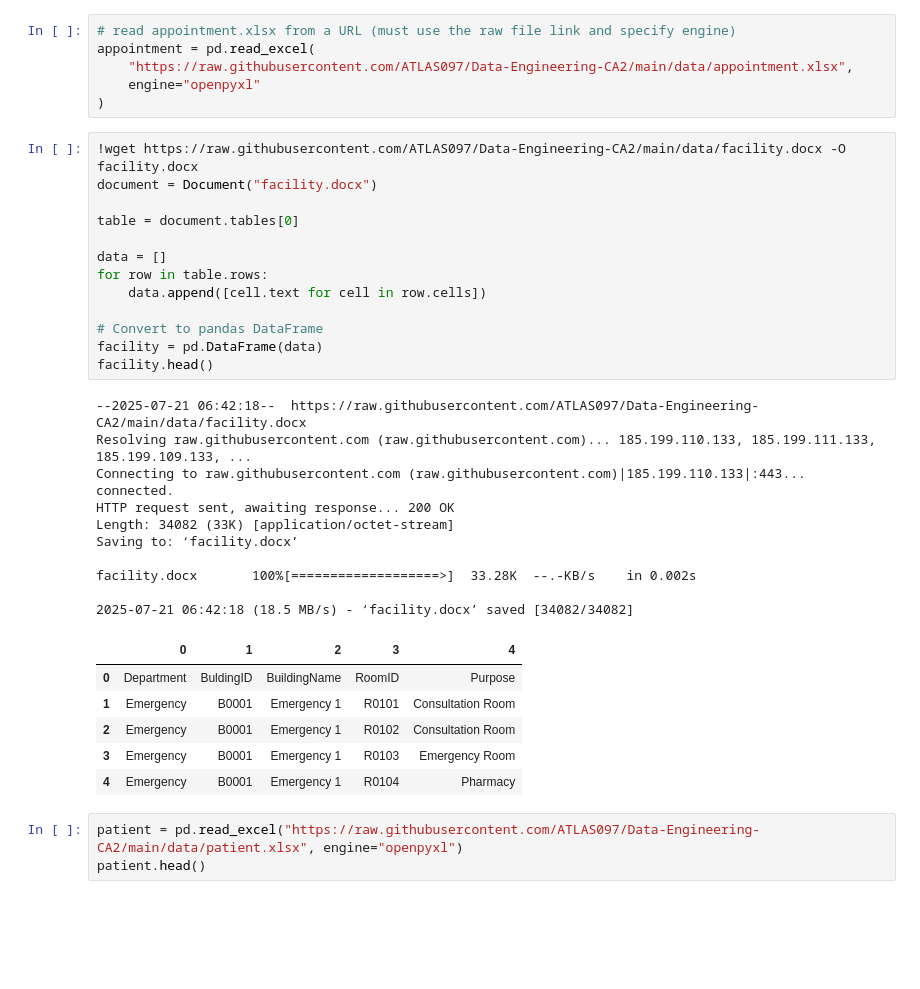
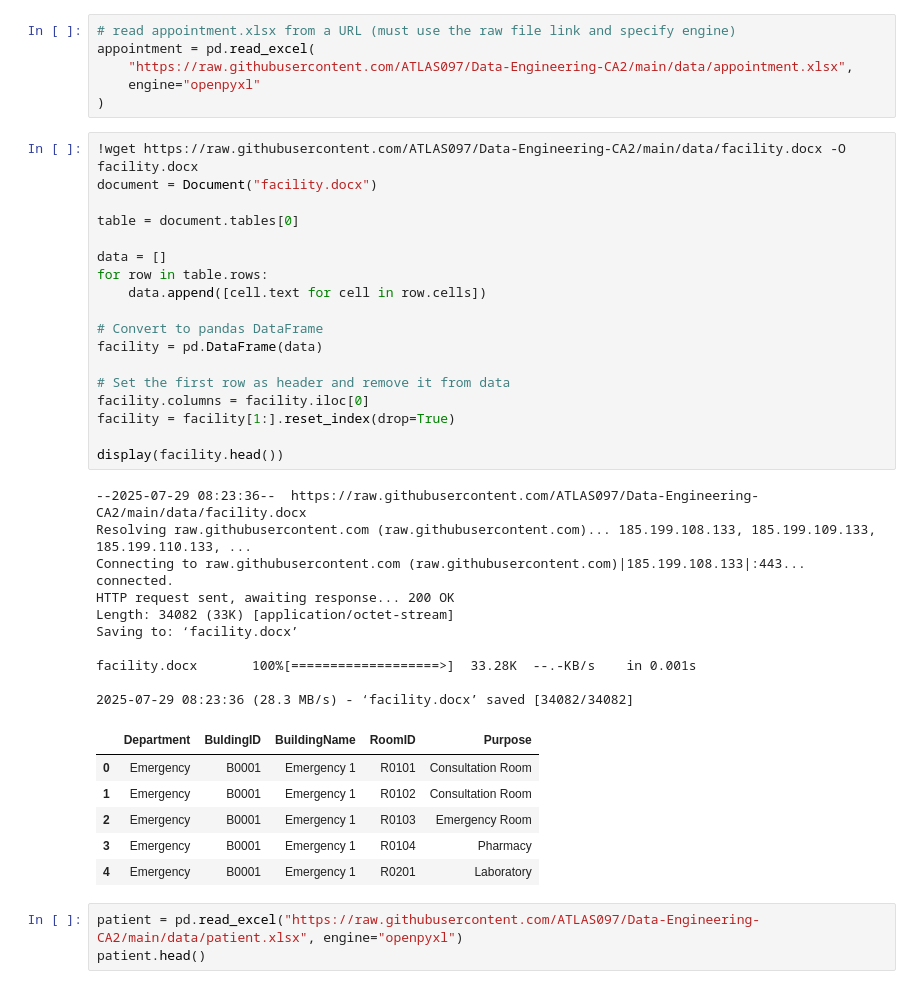
Before and after one commit to ATLAS097/Data-Engineering-CA2, a Jupyter notebook: data_cleaning.ipynb, the cells around one changed output. Drawn from its saved outputs; the diff is of its cells as text; blank space fills up the shorter version.

Commit message:
Data Analysis

```diff
--- a/data_cleaning.ipynb
+++ b/data_cleaning.ipynb
@@ -29,33 +35,38 @@ appointment = pd.read_excel(
 # %%
 !wget https://raw.githubusercontent.com/ATLAS097/Data-Engineering-CA2/main/data/facility.docx -O facility.docx
 document = Document("facility.docx")
 
 table = document.tables[0]
 
 data = []
 for row in table.rows:
     data.append([cell.text for cell in row.cells])
 
 # Convert to pandas DataFrame
 facility = pd.DataFrame(data)
-facility.head()
+
+# Set the first row as header and remove it from data
+facility.columns = facility.iloc[0]
+facility = facility[1:].reset_index(drop=True)
+
+display(facility.head())
 # %% [output]
---2025-07-21 06:42:18--  https://raw.githubusercontent.com/ATLAS097/Data-Engineering-CA2/main/data/facility.docx
-Resolving raw.githubusercontent.com (raw.githubusercontent.com)... 185.199.110.133, 185.199.111.133, 185.199.109.133, ...
-Connecting to raw.githubusercontent.com (raw.githubusercontent.com)|185.199.110.133|:443... connected.
+--2025-07-29 08:23:36--  https://raw.githubusercontent.com/ATLAS097/Data-Engineering-CA2/main/data/facility.docx
+Resolving raw.githubusercontent.com (raw.githubusercontent.com)... 185.199.108.133, 185.199.109.133, 185.199.110.133, ...
+Connecting to raw.githubusercontent.com (raw.githubusercontent.com)|185.199.108.133|:443... connected.
 HTTP request sent, awaiting response... 200 OK
 Length: 34082 (33K) [application/octet-stream]
 Saving to: ‘facility.docx’
 
-facility.docx       100%[===================>]  33.28K  --.-KB/s    in 0.002s
+facility.docx       100%[===================>]  33.28K  --.-KB/s    in 0.001s
 
-2025-07-21 06:42:18 (18.5 MB/s) - ‘facility.docx’ saved [34082/34082]
+2025-07-29 08:23:36 (28.3 MB/s) - ‘facility.docx’ saved [34082/34082]
-|  | 0 | 1 | 2 | 3 | 4 |
-| 0 | Department | BuldingID | BuildingName | RoomID | Purpose |
-| 1 | Emergency | B0001 | Emergency 1 | R0101 | Consultation Room |
-| 2 | Emergency | B0001 | Emergency 1 | R0102 | Consultation Room |
-| 3 | Emergency | B0001 | Emergency 1 | R0103 | Emergency Room |
-| 4 | Emergency | B0001 | Emergency 1 | R0104 | Pharmacy |
+|  | Department | BuldingID | BuildingName | RoomID | Purpose |
+| 0 | Emergency | B0001 | Emergency 1 | R0101 | Consultation Room |
+| 1 | Emergency | B0001 | Emergency 1 | R0102 | Consultation Room |
+| 2 | Emergency | B0001 | Emergency 1 | R0103 | Emergency Room |
+| 3 | Emergency | B0001 | Emergency 1 | R0104 | Pharmacy |
+| 4 | Emergency | B0001 | Emergency 1 | R0201 | Laboratory |
 # %%
 patient = pd.read_excel("https://raw.githubusercontent.com/ATLAS097/Data-Engineering-CA2/main/data/patient.xlsx", engine="openpyxl")
 patient.head()
```
Also changed, not shown: parts of 30 cells of this notebook.
